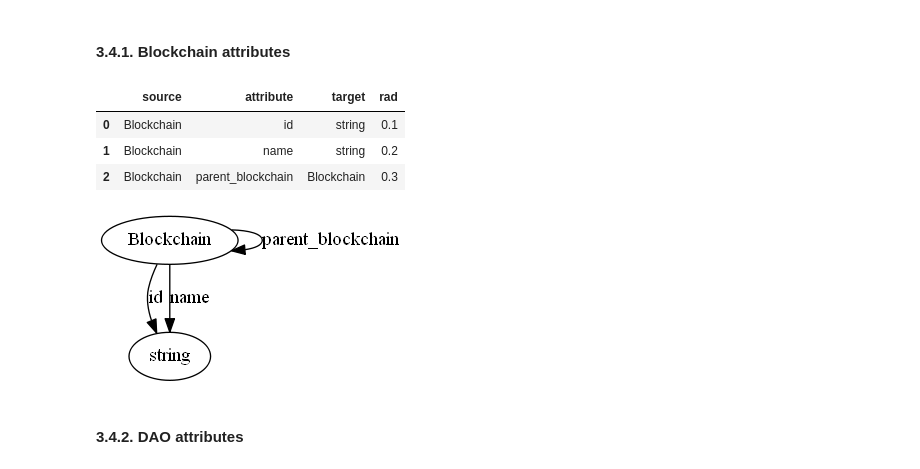
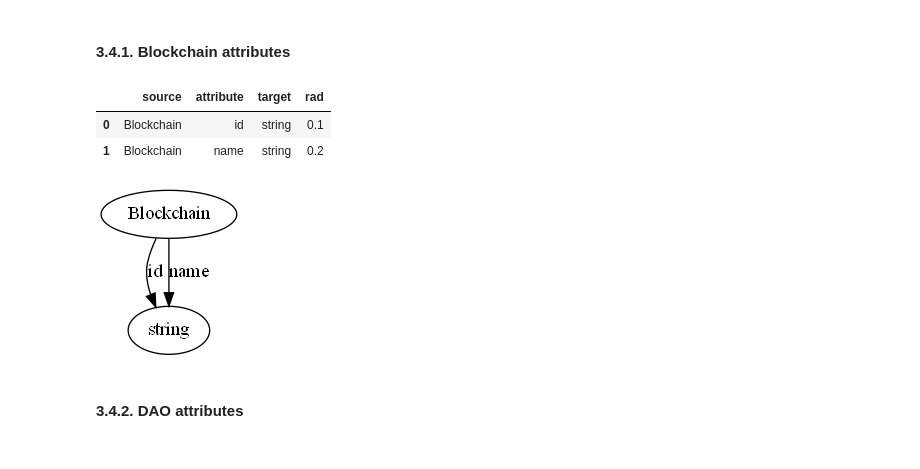
Before and after one commit to Grasia/semantic-web3-dao, a Jupyter notebook: knowledge_graph/KnowledgeGraph-Web3-DAO.ipynb, the cells around one changed output. Saved outputs shown, nothing was run; the diff lists cells and outputs as text; code cells hidden in the pictures.

```diff
--- a/knowledge_graph/KnowledgeGraph-Web3-DAO.ipynb
+++ b/knowledge_graph/KnowledgeGraph-Web3-DAO.ipynb
@@ -1221,8 +1369,7 @@ list(mdg_daos.nodes(data=True))
 #### 3.4.1. Blockchain attributes
 # %%
 attr_blockchain = [{"source":"Blockchain", "attribute":"id", "target":"string", "rad":0.1},
-                   {"source":"Blockchain", "attribute":"name", "target":"string", "rad":0.2},
-                   {"source":"Blockchain", "attribute":"parent_blockchain", "target":"Blockchain", "rad":0.3}
+                   {"source":"Blockchain", "attribute":"name", "target":"string", "rad":0.2}
                   ]
 # %%
 attr_blockchain_df = pd.DataFrame(attr_blockchain)
@@ -1231,7 +1378,6 @@ attr_blockchain_df
 |  | source | attribute | target | rad |
 | 0 | Blockchain | id | string | 0.1 |
 | 1 | Blockchain | name | string | 0.2 |
-| 2 | Blockchain | parent_blockchain | Blockchain | 0.3 |
 # %%
 mdg_blockchain = nx.from_pandas_edgelist(attr_blockchain_df, 'source','target',
                                        edge_attr=['attribute', 'rad'],
@@ -1240,15 +1386,13 @@ mdg_blockchain = nx.from_pandas_edgelist(attr_blockchain_df, 'source','target',
 mdg_daos = nx.compose(mdg_daos, mdg_blockchain)
 # %%
 for edge in mdg_blockchain.edges(data=True): edge[2]['label'] = edge[2]['attribute']
-node_label = nx.get_node_attributes(mdg_blockchain,'id')
-pos = nx.spring_layout(mdg_blockchain)
 node_label = nx.get_node_attributes(mdg_blockchain,'id')
 pos = nx.spring_layout(mdg_blockchain)
 p=nx.drawing.nx_pydot.to_pydot(mdg_blockchain)
 p.write_png('./graphs/daos_blockchain.png')
 Image(filename='./graphs/daos_blockchain.png')
 # %% [output]
-[figure, old version]
+[figure, new version]
 # %% [markdown]
 #### 3.4.2. DAO attributes
 # %%
```
Also changed, not shown: parts of 173 cells of this notebook, 11 other files.
